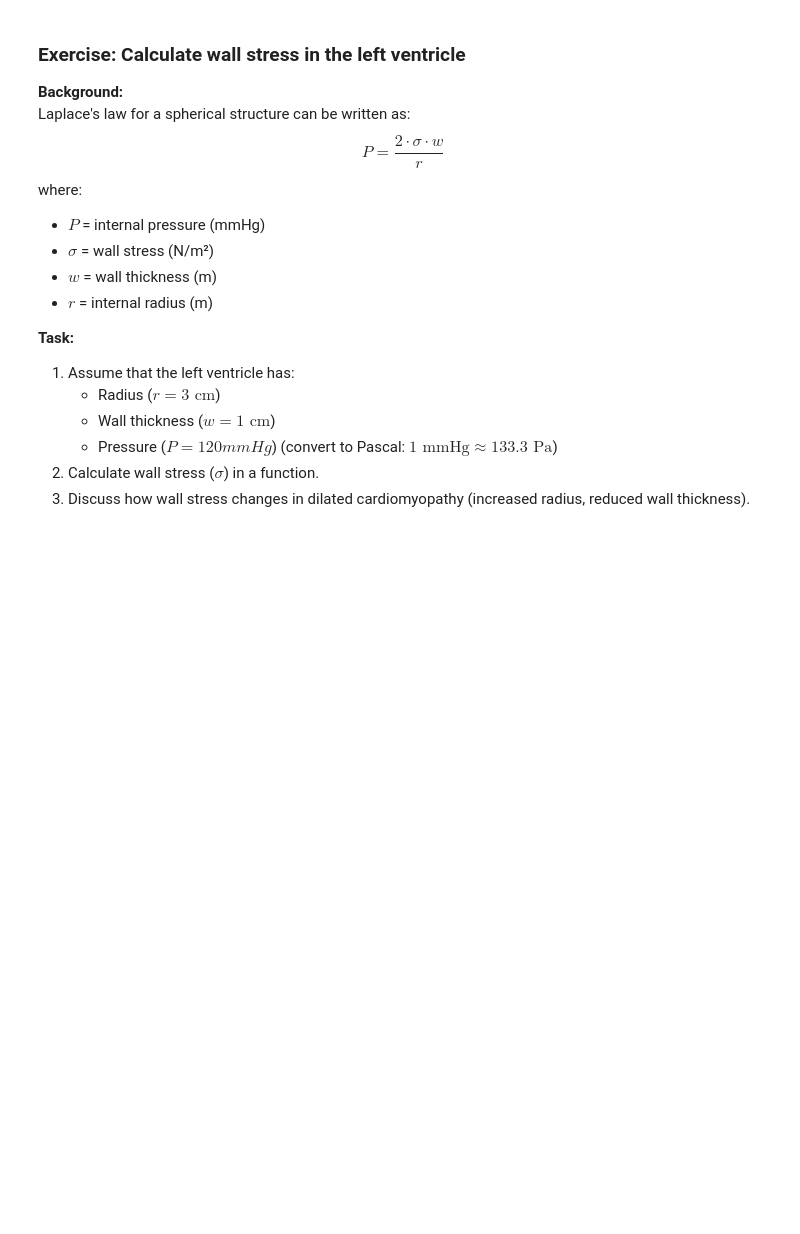
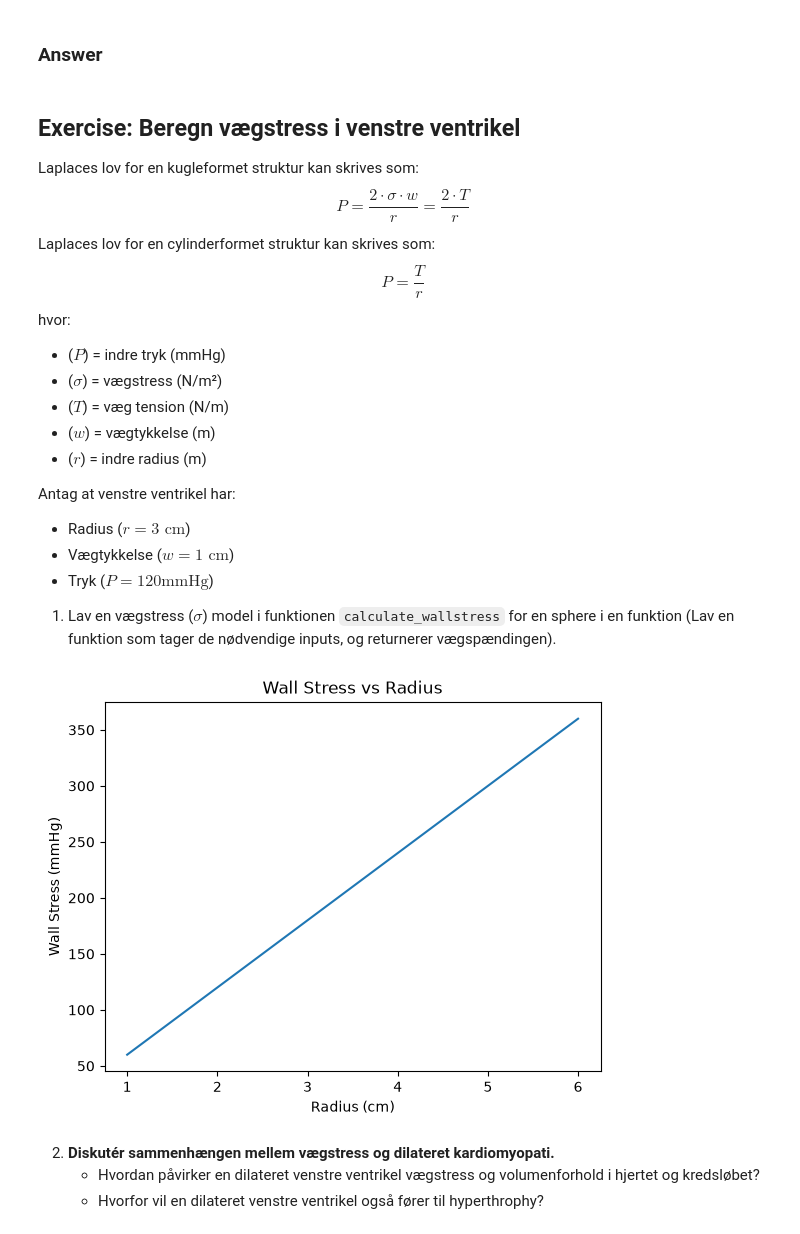
Before and after one commit to AAU-ST3-KHF/cardiovascular_system_hjertet, a Jupyter notebook: Exercise Heart 1.ipynb, the cells around one changed output. Saved outputs shown, nothing was run; the diff lists cells and outputs as text; code cells hidden in the pictures; blank space fills up the shorter version.

```diff
--- a/Exercise Heart 1.ipynb
+++ b/Exercise Heart 1.ipynb
@@ -18,21 +84,28 @@ We begin by describing the structure of the heart.
+# %% [markdown]
+
+### Answer
 # %% [markdown]
-### Exercise: Calculate wall stress in the left ventricle
 
-**Background:**
-Laplace's law for a spherical structure can be written as:
+## Exercise: Beregn vægstress i venstre ventrikel
+
+Laplaces lov for en kugleformet struktur kan skrives som:
 $$
-P = \frac{2 \cdot \sigma \cdot w}{r}
+P = \frac{2 \cdot \sigma \cdot w}{r} = \frac{2 \cdot T}{r}
 $$
-where:
-*   $P$ = internal pressure (mmHg)
-*   $\sigma$ = wall stress (N/m²)
-*   $w$ = wall thickness (m)
-*   $r$ = internal radius (m)
+Laplaces lov for en cylinderformet struktur kan skrives som:
+$$
+P=\frac{T}{r}
+$$
+hvor:
+*   ($P$) = indre tryk (mmHg)
+*   ($\sigma$) = vægstress (N/m²)
+*   ($T$) = væg tension (N/m)
+*   ($w$) = vægtykkelse (m)
+*   ($r$) = indre radius (m)
 
-**Task:**
-1. Assume that the left ventricle has:
-    * Radius ($r = 3 \text{ cm}$)
-    * Wall thickness ($w = 1 \text{ cm}$)
-    * Pressure ($P = 120 mmHg$) (convert to Pascal: $1 \text{ mmHg} \approx 133.3 \text{ Pa}$)
-2. Calculate wall stress ($\sigma$) in a function.
-3. Discuss how wall stress changes in dilated cardiomyopathy (increased radius, reduced wall thickness).
+Antag at venstre ventrikel har:
+* Radius ($r = 3 \text{ cm}$)
+* Vægtykkelse ($w = 1 \text{ cm}$)
+* Tryk ($P = 120 \text{mmHg}$)
+
+1.  Lav en vægstress ($\sigma$) model i funktionen `calculate_wallstress` for en sphere i en funktion (Lav en funktion som tager de nødvendige inputs, og returnerer vægspændingen).
@@ -40,0 +112,12 @@ import math
+# %%
+import matplotlib.pyplot as plt
+import numpy as np
+np.set_printoptions(precision=3, suppress=True)
+
+# Answer
+# %% [output]
+[figure, added]
+# %% [markdown]
+2.  **Diskutér sammenhængen mellem vægstress og dilateret kardiomyopati.**
+    *   Hvordan påvirker en dilateret venstre ventrikel vægstress og volumenforhold i hjertet og kredsløbet?
+    *   Hvorfor vil en dilateret venstre ventrikel også fører til hyperthrophy?
```
Also changed, not shown: parts of 13 cells of this notebook, 4 other files.
